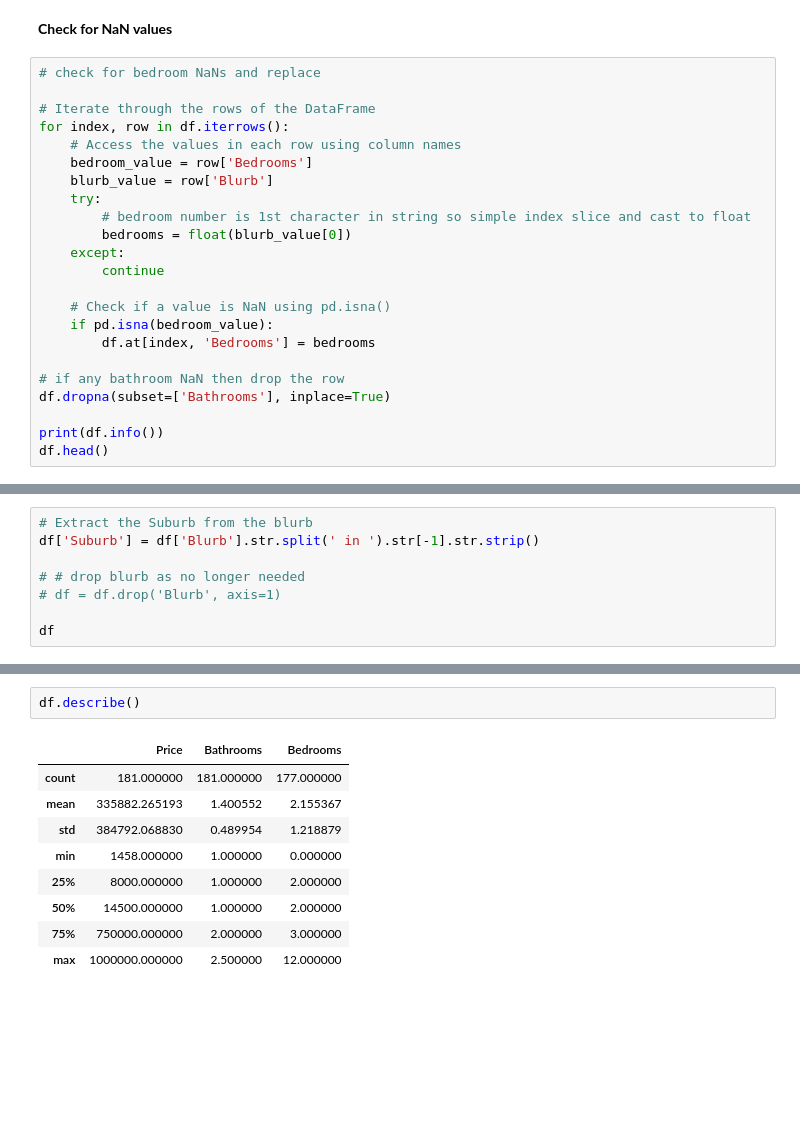
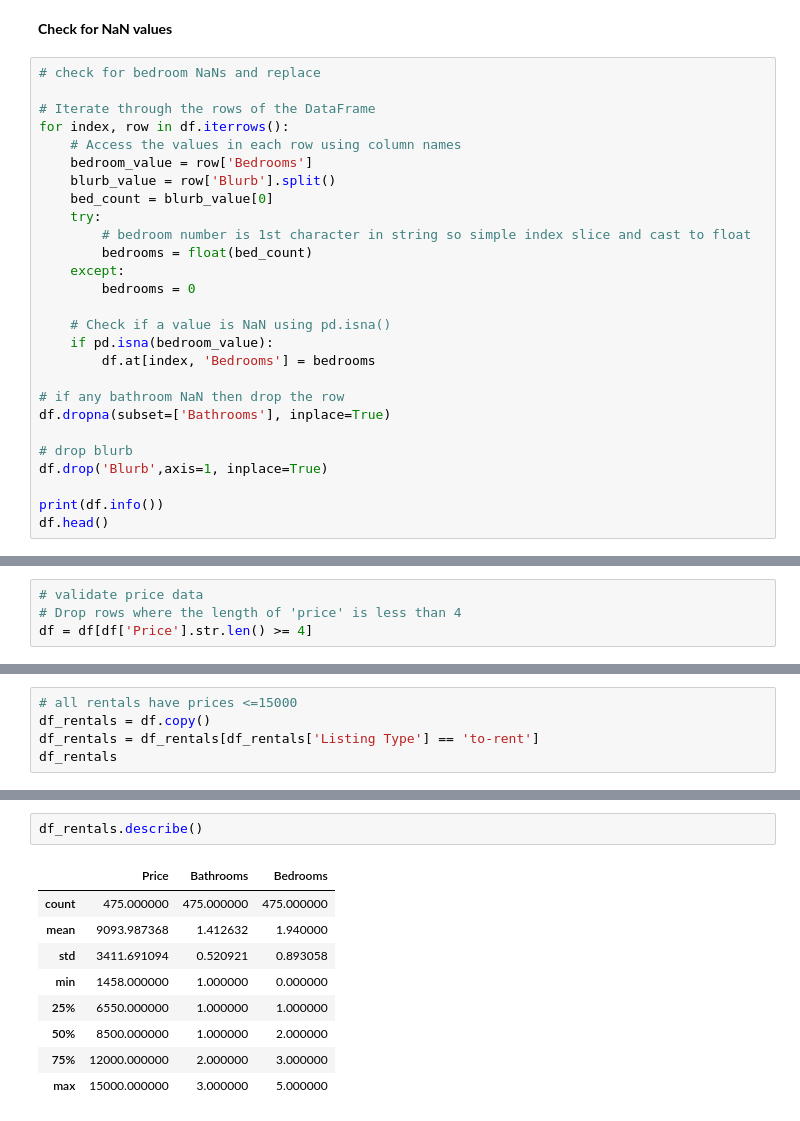
Before and after one commit to CoenMeintjes/PropScout, a Jupyter notebook: notebook.ipynb, the cells around one changed output, grey strips where cells are left out. Saved outputs shown, nothing was run; the diff lists cells and outputs as text; blank space fills up the shorter version.

```diff
--- a/notebook.ipynb
+++ b/notebook.ipynb
@@ -99,12 +85,13 @@ df
 for index, row in df.iterrows():
     # Access the values in each row using column names
     bedroom_value = row['Bedrooms']
-    blurb_value = row['Blurb']
+    blurb_value = row['Blurb'].split()
+    bed_count = blurb_value[0]
     try:
         # bedroom number is 1st character in string so simple index slice and cast to float
-        bedrooms = float(blurb_value[0])
+        bedrooms = float(bed_count)
     except:
-        continue
+        bedrooms = 0
 
     # Check if a value is NaN using pd.isna()
     if pd.isna(bedroom_value):
@@ -113,6 +100,9 @@ for index, row in df.iterrows():
 # if any bathroom NaN then drop the row
 df.dropna(subset=['Bathrooms'], inplace=True)
 
+# drop blurb
+df.drop('Blurb',axis=1, inplace=True)
+
 print(df.info())
 df.head()
 # %% [output]
@@ -143 +170,5 @@ See the caveats in the documentation: https://pandas.pydata.org/pandas-docs/stab
+# %%
+# validate price data
+# Drop rows where the length of 'price' is less than 4
+df = df[df['Price'].str.len() >= 4]
 # %%
@@ -174,8 +208,0 @@ See the caveats in the documentation: https://pandas.pydata.org/pandas-docs/stab
-# %%
-# Extract the Suburb from the blurb
-df['Suburb'] = df['Blurb'].str.split(' in ').str[-1].str.strip()
-
-# # drop blurb as no longer needed
-# df = df.drop('Blurb', axis=1)
-
-df
@@ -201,0 +223,5 @@ See the caveats in the documentation: https://pandas.pydata.org/pandas-docs/stab
+# %%
+# all rentals have prices <=15000
+df_rentals = df.copy()
+df_rentals = df_rentals[df_rentals['Listing Type'] == 'to-rent']
+df_rentals
@@ -202,12 +243,12 @@ See the caveats in the documentation: https://pandas.pydata.org/pandas-docs/stab
 # %%
-df.describe()
+df_rentals.describe()
 # %% [output]
 |  | Price | Bathrooms | Bedrooms |
-| count | 181.000000 | 181.000000 | 177.000000 |
-| mean | 335882.265193 | 1.400552 | 2.155367 |
-| std | 384792.068830 | 0.489954 | 1.218879 |
+| count | 475.000000 | 475.000000 | 475.000000 |
+| mean | 9093.987368 | 1.412632 | 1.940000 |
+| std | 3411.691094 | 0.520921 | 0.893058 |
 | min | 1458.000000 | 1.000000 | 0.000000 |
-| 25% | 8000.000000 | 1.000000 | 2.000000 |
-| 50% | 14500.000000 | 1.000000 | 2.000000 |
-| 75% | 750000.000000 | 2.000000 | 3.000000 |
-| max | 1000000.000000 | 2.500000 | 12.000000 |
+| 25% | 6550.000000 | 1.000000 | 1.000000 |
+| 50% | 8500.000000 | 1.000000 | 2.000000 |
+| 75% | 12000.000000 | 2.000000 | 3.000000 |
+| max | 15000.000000 | 3.000000 | 5.000000 |
```
Also changed, not shown: parts of 22 cells of this notebook, 2 other files.
